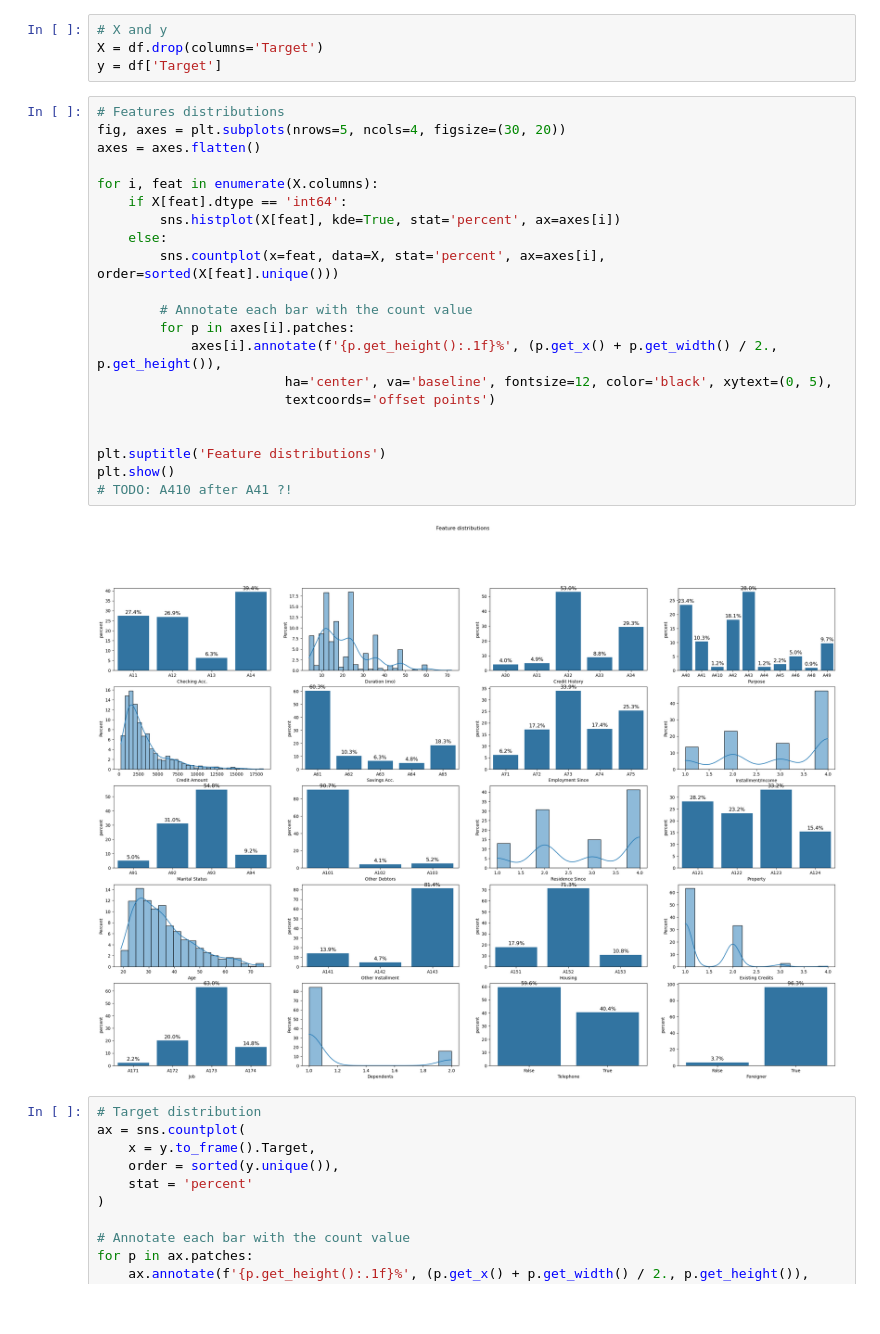
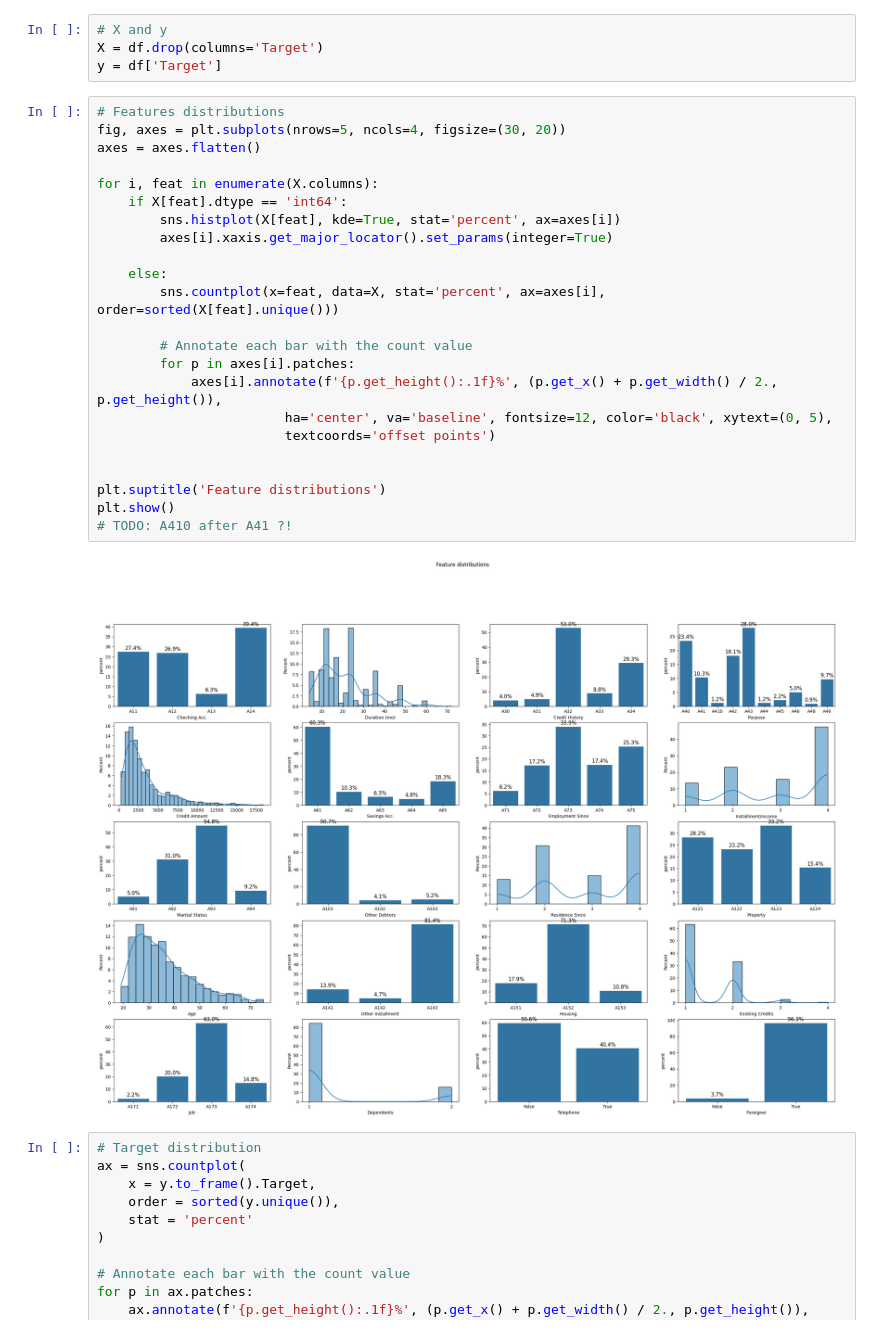
Before and after one commit to feed0/german-credit, a Jupyter notebook: notebooks/the_data.ipynb, the cells around one changed output. Drawn from its saved outputs; the diff is of its cells as text.

```diff
--- a/notebooks/the_data.ipynb
+++ b/notebooks/the_data.ipynb
@@ -209,26 +209,28 @@ y = df['Target']
 # %%
 # Features distributions
 fig, axes = plt.subplots(nrows=5, ncols=4, figsize=(30, 20))
 axes = axes.flatten()
 
 for i, feat in enumerate(X.columns):
     if X[feat].dtype == 'int64':
         sns.histplot(X[feat], kde=True, stat='percent', ax=axes[i])
+        axes[i].xaxis.get_major_locator().set_params(integer=True)
+
     else:
         sns.countplot(x=feat, data=X, stat='percent', ax=axes[i], order=sorted(X[feat].unique()))
 
         # Annotate each bar with the count value
         for p in axes[i].patches:
             axes[i].annotate(f'{p.get_height():.1f}%', (p.get_x() + p.get_width() / 2., p.get_height()),
                         ha='center', va='baseline', fontsize=12, color='black', xytext=(0, 5),
                         textcoords='offset points')
 
 
 plt.suptitle('Feature distributions')
 plt.show()
 # TODO: A410 after A41 ?!
 # %% [output]
-[figure, old version]
+[figure, new version]
 # %%
 # Target distribution
 ax = sns.countplot(
```
Also changed, not shown: parts of 1 cell of this notebook, 2 other files.
